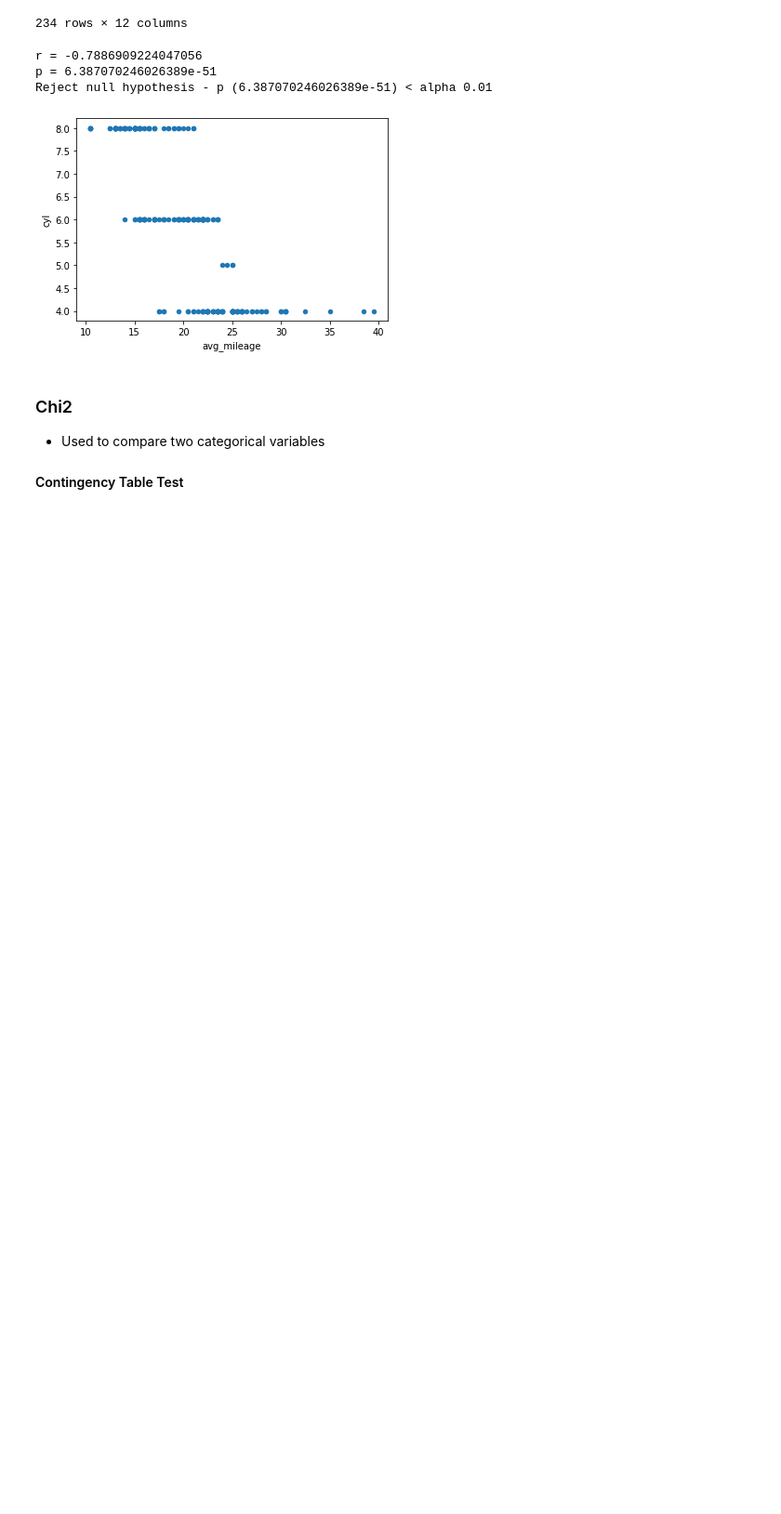
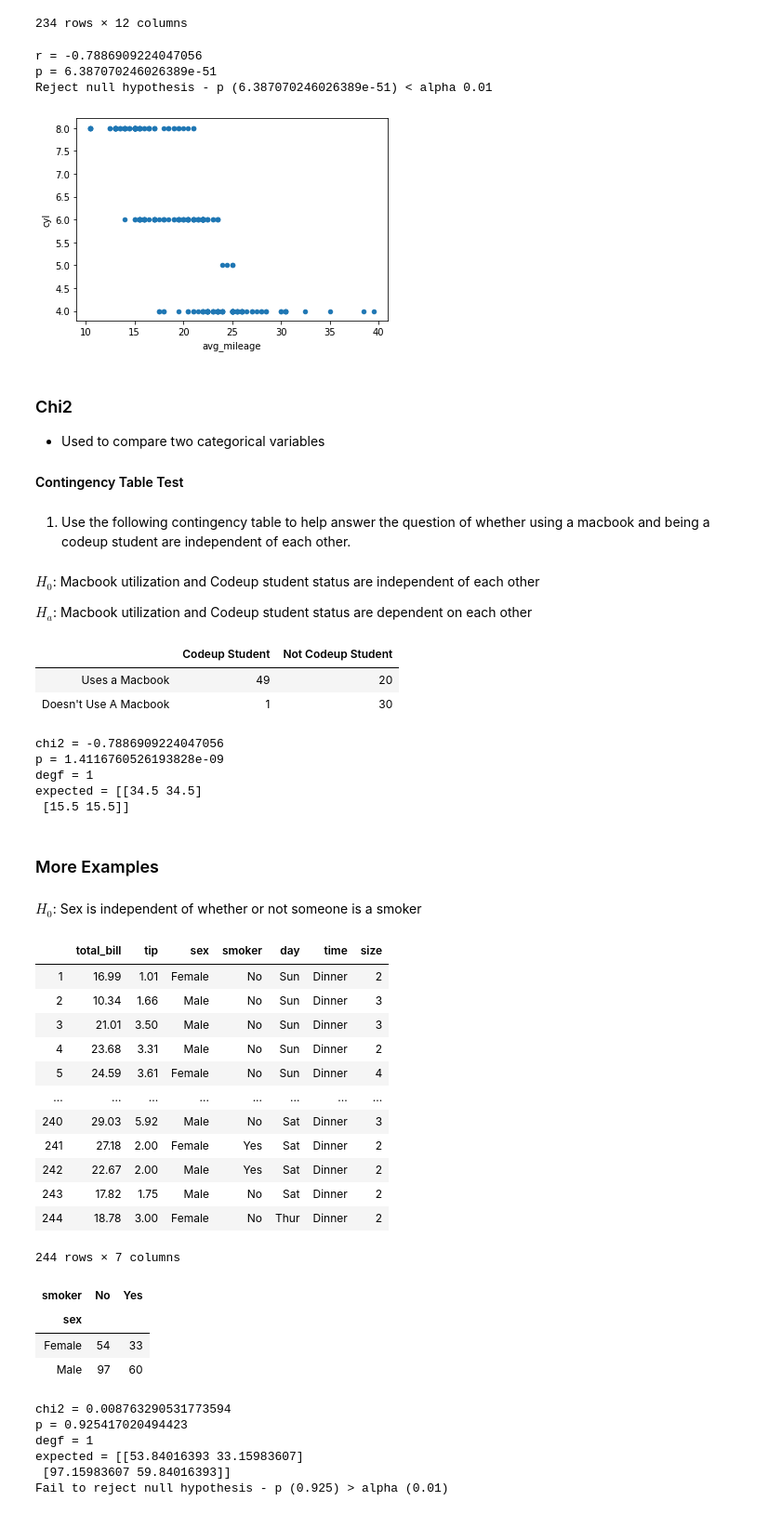
Before and after one commit to aleclhartman/statistics-exercises, a Jupyter notebook: stats_review.ipynb, the cells around one changed output. Shown: that part at 93% size. Cells and saved outputs as stored; diff of their text form; code cells hidden in the pictures; blank space fills up the shorter version.

```diff
--- a/stats_review.ipynb
+++ b/stats_review.ipynb
@@ -938,3 +938,80 @@ plt.show()
 - Used to compare two categorical variables
 
 #### Contingency Table Test
+# %% [markdown]
+1. Use the following contingency table to help answer the question of whether using a macbook and being a codeup student are independent of each other.
+# %% [markdown]
+$H_0$: Macbook utilization and Codeup student status are independent of each other
+
+$H_a$: Macbook utilization and Codeup student status are dependent on each other
+# %%
+index = ["Uses a Macbook", "Doesn't Use A Macbook"]
+columns = ["Codeup Student", "Not Codeup Student"]
+
+observed = pd.DataFrame([[49, 20], [1, 30]], index=index, columns=columns)
+observed
+# %% [output]
+|  | Codeup Student | Not Codeup Student |
+| Uses a Macbook | 49 | 20 |
+| Doesn't Use A Macbook | 1 | 30 |
+# %%
+chi2, p, degf, expected = stats.chi2_contingency(observed)
+print("chi2 =", r)
+print("p =", p)
+print("degf =", degf)
+print("expected =", expected)
+# %% [output]
+chi2 = -0.7886909224047056
+p = 1.4116760526193828e-09
+degf = 1
+expected = [[34.5 34.5]
+ [15.5 15.5]]
+# %% [markdown]
+### More Examples
+# %% [markdown]
+$H_0$: Sex is independent of whether or not someone is a smoker
+# %%
+tips = data("tips")
+tips
+# %% [output]
+|  | total_bill | tip | sex | smoker | day | time | size |
+| 1 | 16.99 | 1.01 | Female | No | Sun | Dinner | 2 |
+| 2 | 10.34 | 1.66 | Male | No | Sun | Dinner | 3 |
+| 3 | 21.01 | 3.50 | Male | No | Sun | Dinner | 3 |
+| 4 | 23.68 | 3.31 | Male | No | Sun | Dinner | 2 |
+| 5 | 24.59 | 3.61 | Female | No | Sun | Dinner | 4 |
+| ... | ... | ... | ... | ... | ... | ... | ... |
+| 240 | 29.03 | 5.92 | Male | No | Sat | Dinner | 3 |
+| 241 | 27.18 | 2.00 | Female | Yes | Sat | Dinner | 2 |
+| 242 | 22.67 | 2.00 | Male | Yes | Sat | Dinner | 2 |
+| 243 | 17.82 | 1.75 | Male | No | Sat | Dinner | 2 |
+| 244 | 18.78 | 3.00 | Female | No | Thur | Dinner | 2 |
+244 rows × 7 columns
+# %%
+observed = pd.crosstab(tips.sex, tips.smoker)
+observed
+# %% [output]
+| smoker | No | Yes |
+| sex |  |  |
+| Female | 54 | 33 |
+| Male | 97 | 60 |
+# %%
+alpha = .01
+
+chi2, p, degf, expected = stats.chi2_contingency(observed)
+print("chi2 =", chi2)
+print("p =", p)
+print("degf =", degf)
+print("expected =", expected)
+
+if p < alpha:
+    print(f"Reject null hypothesis - p ({p:.3}) < alpha ({alpha})")
+else:
+    print(f"Fail to reject null hypothesis - p ({p:.3}) > alpha ({alpha})")
+# %% [output]
+chi2 = 0.008763290531773594
+p = 0.925417020494423
+degf = 1
+expected = [[53.84016393 33.15983607]
+ [97.15983607 59.84016393]]
+Fail to reject null hypothesis - p (0.925) > alpha (0.01)
```
Also changed, not shown: parts of 44 cells of this notebook.
